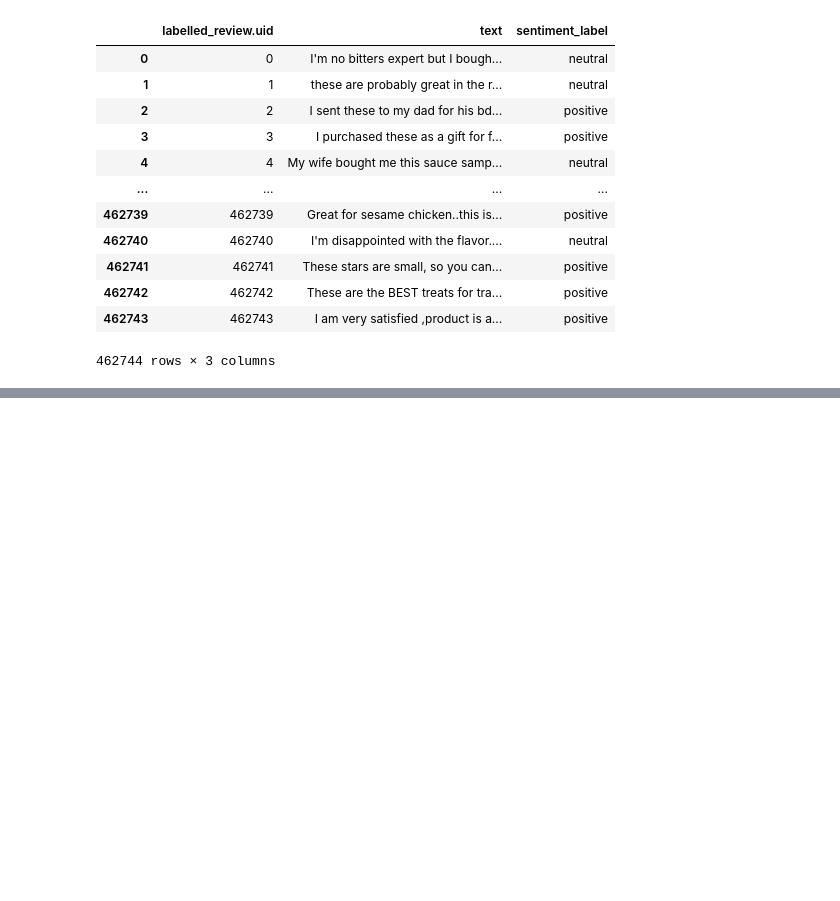
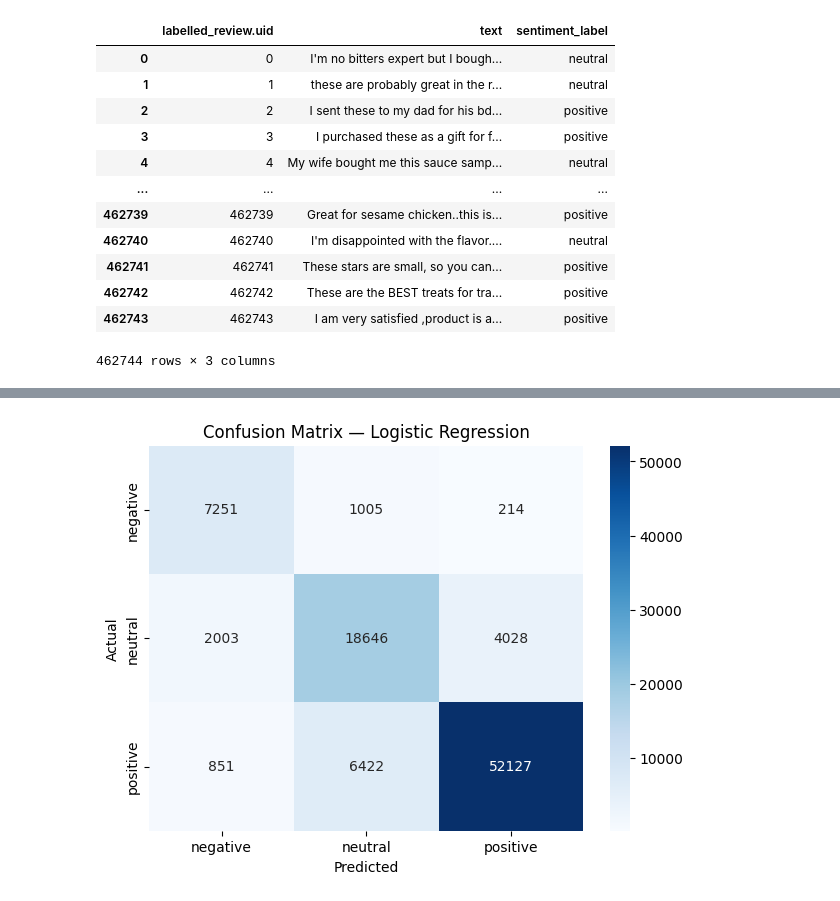
Before and after one commit to F4rab1/Marketing_Analytics, a Jupyter notebook: notebooks/sentiment_analysis.ipynb, the cells around one changed output, grey strips where cells are left out. Drawn from its saved outputs; the diff is of its cells as text; code cells hidden in the pictures; blank space fills up the shorter version.

Commit message:
Add text cleaning, TF-IDF vectorization, and Logistic Regression sentiment model

```diff
--- a/notebooks/sentiment_analysis.ipynb
+++ b/notebooks/sentiment_analysis.ipynb
@@ -229,0 +272,13 @@ reviews_labelled_df
+# %%
+X = sentiment_df["text"]
+y = sentiment_df["sentiment_label"]
+
+from sklearn.model_selection import train_test_split
+
+X_train, X_test, y_train, y_test = train_test_split(
+    X,
+    y,
+    test_size=0.20,
+    random_state=42,
+    stratify=y
+)
@@ -229,0 +305,16 @@ reviews_labelled_df
+# %%
+from sklearn.linear_model import LogisticRegression
+from sklearn.metrics import classification_report, confusion_matrix
+import seaborn as sns
+import matplotlib.pyplot as plt
+
+final_clf = LogisticRegression(
+    max_iter=1500,
+    class_weight="balanced"
+)
+
+final_clf.fit(X_train_tfidf, y_train)
+
+y_pred = final_clf.predict(X_test_tfidf)
+
+print(classification_report(y_test, y_pred))
@@ -229,0 +331,15 @@ reviews_labelled_df
+# %%
+cm = confusion_matrix(y_test, y_pred)
+
+plt.figure(figsize=(7,5))
+sns.heatmap(cm, annot=True, fmt="d",
+            xticklabels=final_clf.classes_,
+            yticklabels=final_clf.classes_,
+            cmap="Blues")
+
+plt.xlabel("Predicted")
+plt.ylabel("Actual")
+plt.title("Confusion Matrix — Logistic Regression")
+plt.show()
+# %% [output]
+[figure, added]
```
Also changed, not shown: parts of 5 cells of this notebook, 2 other files.
